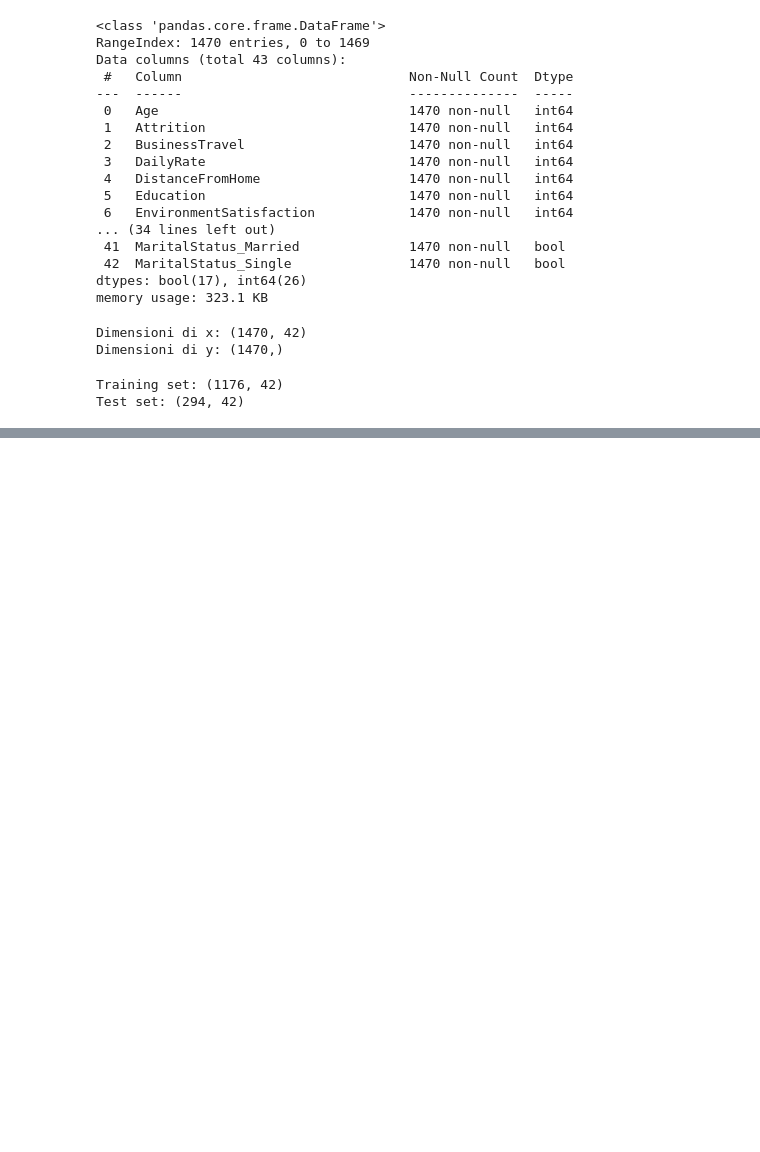
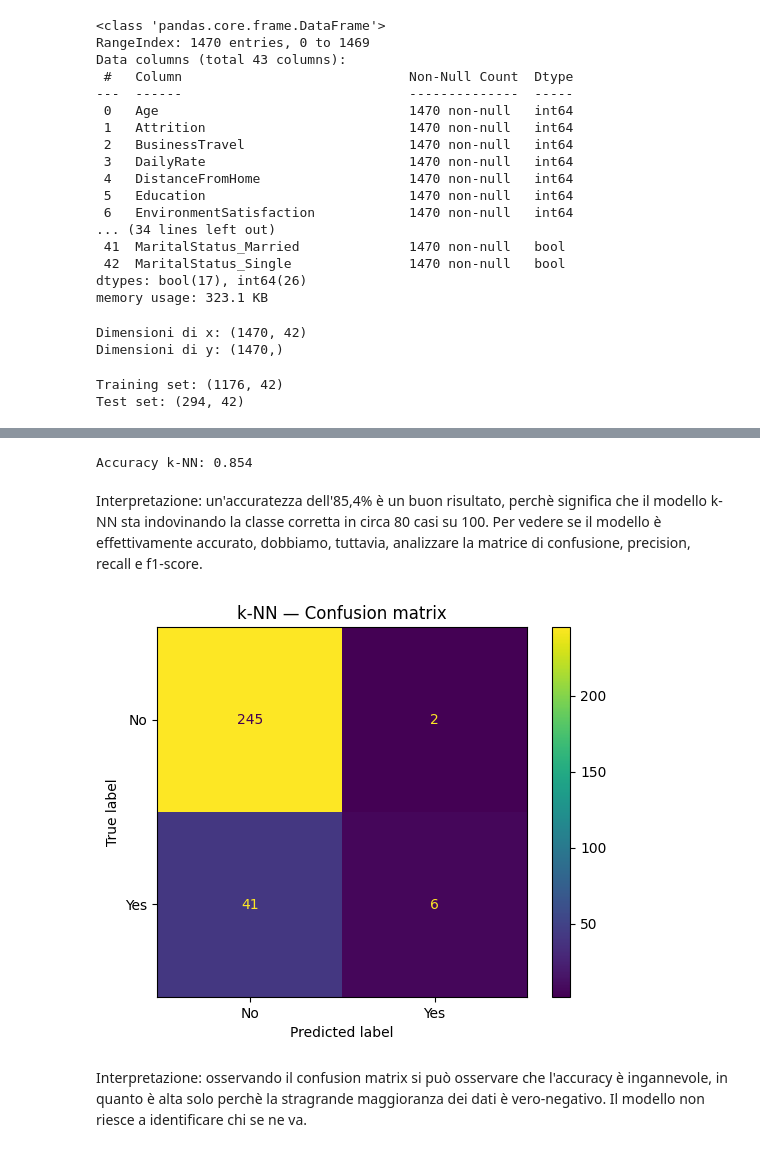
Before and after one commit to elisamezzi/Progetto_IDSAPCProg_gruppo5, a Jupyter notebook: notebooks/IntroDSePCProg_gruppo5_Attritition.ipynb, the cells around one changed output, grey strips where cells are left out. Cells and saved outputs as stored; diff of their text form; code cells hidden in the pictures; blank space fills up the shorter version.

```diff
--- a/notebooks/IntroDSePCProg_gruppo5_Attritition.ipynb
+++ b/notebooks/IntroDSePCProg_gruppo5_Attritition.ipynb
@@ -918,0 +922,10 @@ Premessa: come analizzato in precedenza, la distribuzione nella variabile `Attri
+# %%
+#In questa fase è importante standardizzare i dati, affinchè la media diventi 0 e la deviazione standard 1.
+scaler=StandardScaler()
+x_train_scaled=scaler.fit_transform(x_train)
+x_test_scaled=scaler.transform(x_test)
+
+x_train_scaled = pd.DataFrame(x_train_scaled, columns=x.columns, index=x_train.index)
+x_test_scaled = pd.DataFrame(x_test_scaled, columns=x.columns, index=x_test.index)
+
+x_train_scaled.head()
@@ -918,0 +940,32 @@ Premessa: come analizzato in precedenza, la distribuzione nella variabile `Attri
+# %%
+#Addestriamo il modello e otteniamo le classi previste
+knn = KNeighborsClassifier(n_neighbors=5)
+knn.fit(x_train_scaled, y_train)
+
+pred_knn = knn.predict(x_test_scaled)
+# %%
+#Valutiamo il modello
+acc_knn = accuracy_score(y_test, pred_knn)
+print(f"Accuracy k-NN: {acc_knn:.3f}")
+# %% [output]
+Accuracy k-NN: 0.854
+# %% [markdown]
+Interpretazione: un'accuratezza dell'85,4% è un buon risultato, perchè significa che il modello k-NN sta indovinando la classe corretta in circa 80 casi su 100.
+Per vedere se il modello è effettivamente accurato, dobbiamo, tuttavia, analizzare la matrice di confusione, precision, recall e f1-score.
+# %%
+#Analizziamo la matrice di confusione
+cm_knn = confusion_matrix(y_test, pred_knn)
+
+disp = ConfusionMatrixDisplay(
+    confusion_matrix=cm_knn,
+    display_labels=["No", "Yes"]
+)
+
+disp.plot()
+plt.title("k-NN — Confusion matrix")
+plt.show()
+# %% [output]
+[figure, added]
+# %% [markdown]
+Interpretazione: osservando il confusion matrix si può osservare che l'accuracy è ingannevole, in quanto è alta solo perchè la stragrande maggioranza dei dati è vero-negativo.
+Il modello non riesce a identificare chi se ne va.
```
Also changed, not shown: parts of 6 cells of this notebook.
